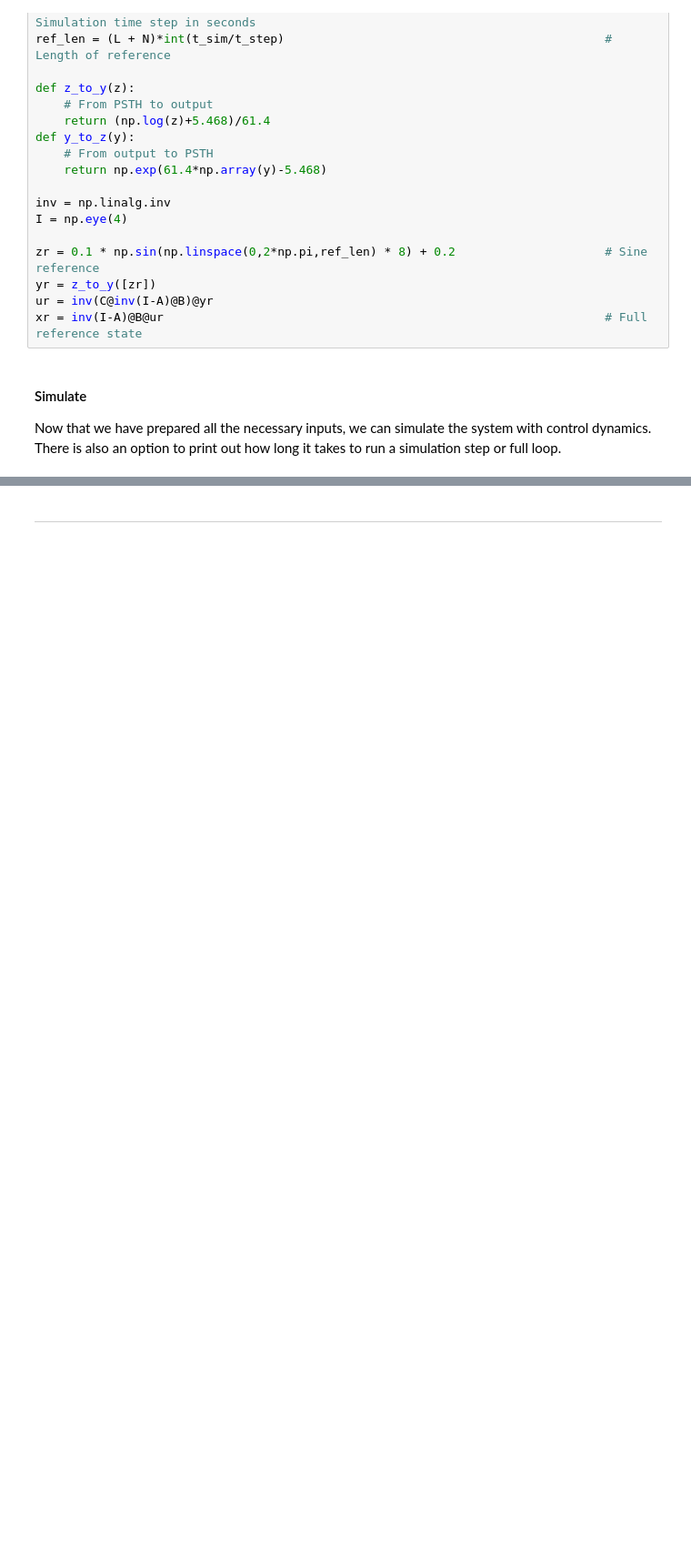
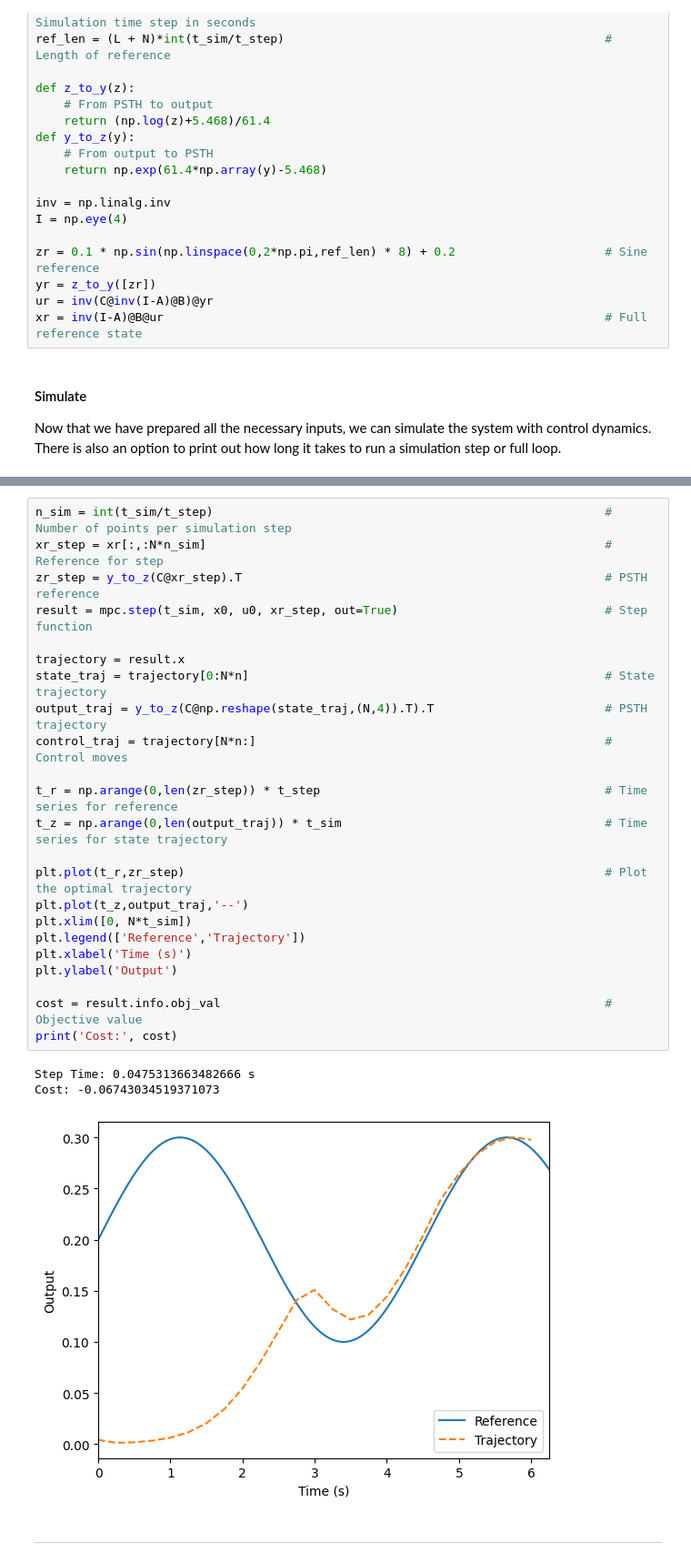
Before and after one commit to CLOCTools/lqmpc, a Jupyter notebook: README.ipynb, the cells around one changed output, grey strips where cells are left out. Shown at 91% size. Cells and saved outputs as stored; diff of their text form; blank space fills up the shorter version.

```diff
--- a/README.ipynb
+++ b/README.ipynb
@@ -107,3 +114,30 @@ Mean Step Time: 0.00426256 s
+# %%
+n_sim = int(t_sim/t_step)                                                       # Number of points per simulation step
+xr_step = xr[:,:N*n_sim]                                                        # Reference for step
+zr_step = y_to_z(C@xr_step).T                                                   # PSTH reference
+result = mpc.step(t_sim, x0, u0, xr_step, out=True)                             # Step function
+
+trajectory = result.x
+state_traj = trajectory[0:N*n]                                                  # State trajectory
+output_traj = y_to_z(C@np.reshape(state_traj,(N,4)).T).T                        # PSTH trajectory
+control_traj = trajectory[N*n:]                                                 # Control moves
+
+t_r = np.arange(0,len(zr_step)) * t_step                                        # Time series for reference
+t_z = np.arange(0,len(output_traj)) * t_sim                                     # Time series for state trajectory
+
+plt.plot(t_r,zr_step)                                                           # Plot the optimal trajectory
+plt.plot(t_z,output_traj,'--')
+plt.xlim([0, N*t_sim])
+plt.legend(['Reference','Trajectory'])
+plt.xlabel('Time (s)')
+plt.ylabel('Output')
+
+cost = result.info.obj_val                                                      # Objective value
+print('Cost:', cost)
+# %% [output]
+Step Time: 0.0475313663482666 s
+Cost: -0.06743034519371073
+[figure, added]
 # %% [markdown]
 ---
 # %% [markdown]
```
Also changed, not shown: parts of 5 cells of this notebook.
